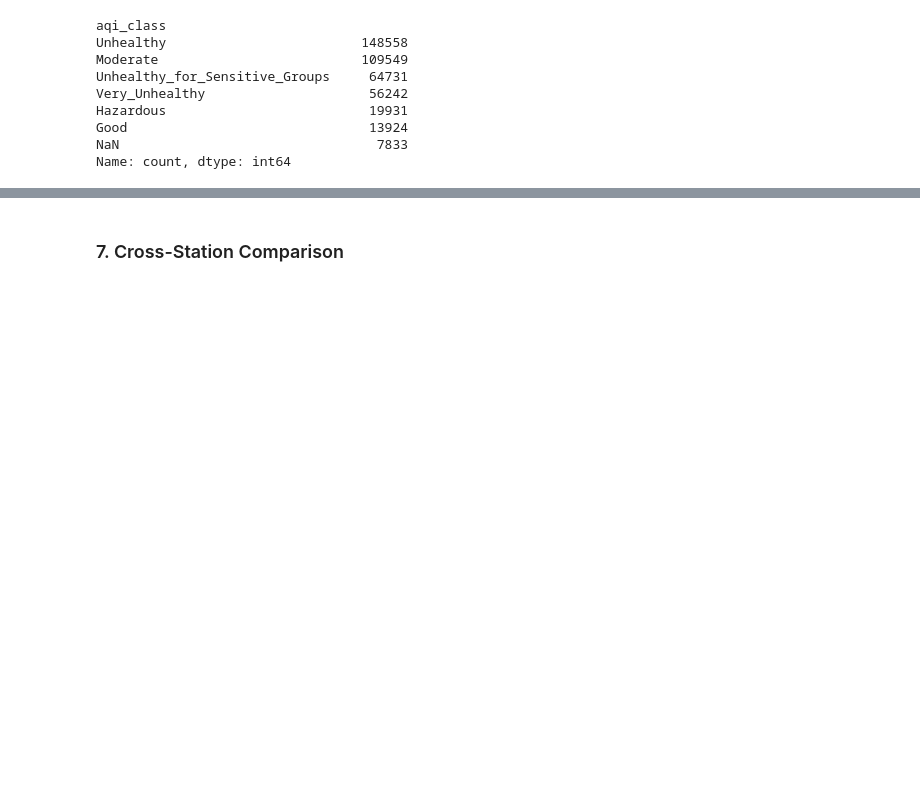
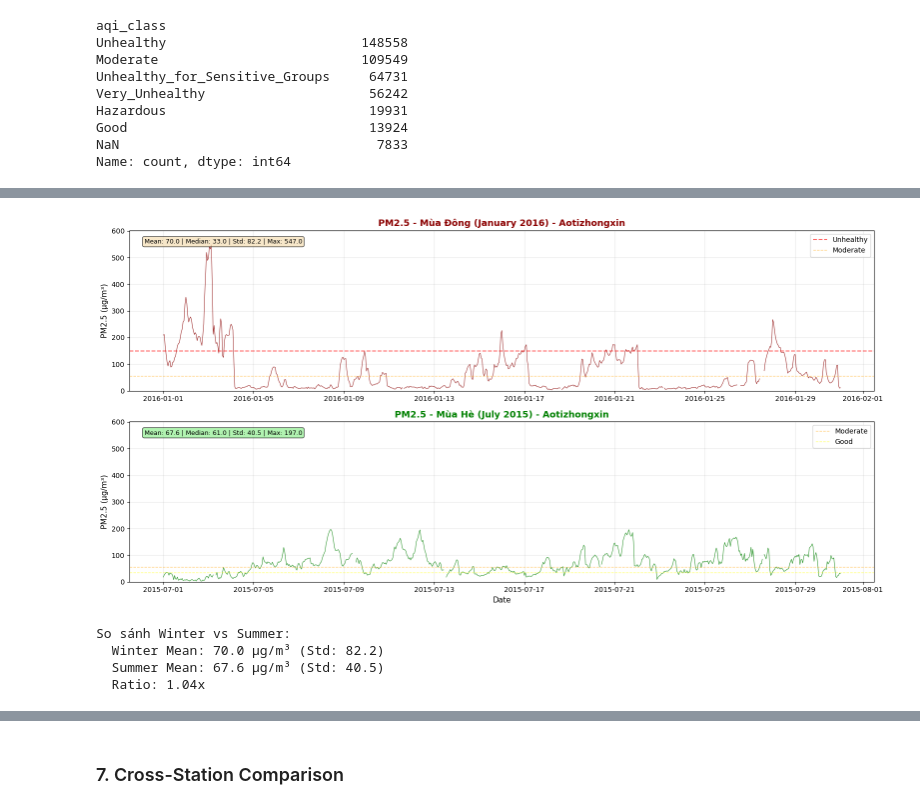
Before and after one commit to tyanzuq2811/Air_quality_timeseries, a Jupyter notebook: notebooks/preprocessing_and_eda.ipynb, the cells around one changed output, grey strips where cells are left out. Saved outputs shown, nothing was run; the diff lists cells and outputs as text; code cells hidden in the pictures; blank space fills up the shorter version.

Commit message:
Update Q1 EDA report, notebook, and figures

```diff
--- a/notebooks/preprocessing_and_eda.ipynb
+++ b/notebooks/preprocessing_and_eda.ipynb
@@ -178,3 +184,61 @@ print("\nNhận xét so sánh các trạm:")
 print(f"  - Mean cao nhất: {station_stats.index[0]} ({station_stats['mean'].iloc[0]:.1f} µg/m³)")
 print(f"  - Mean thấp nhất: {station_stats.index[-1]} ({station_stats['mean'].iloc[-1]:.1f} µg/m³)")
 print(f"  - Độ biến thiên: {station_stats['mean'].std():.1f} µg/m³ giữa các trạm")
+# %%
+# Compare Winter vs Summer time series (zoomed)
+# Select representative periods: Jan 2016 (winter) and Jul 2015 (summer)
+
+winter_start, winter_end = '2016-01-01', '2016-01-31'
+summer_start, summer_end = '2015-07-01', '2015-07-31'
+
+df_winter = df_station[(df_station['datetime'] >= winter_start) & (df_station['datetime'] <= winter_end)]
+df_summer = df_station[(df_station['datetime'] >= summer_start) & (df_station['datetime'] <= summer_end)]
+
+fig, axes = plt.subplots(2, 1, figsize=(16, 8), sharex=False)
+
+# Winter plot
+axes[0].plot(df_winter['datetime'], df_winter['PM2.5'], linewidth=0.8, alpha=0.8, color='darkred')
+axes[0].set_title(f'PM2.5 - Mùa Đông (January 2016) - {station_example}',
+                  fontsize=13, fontweight='bold', color='darkred')
+axes[0].set_ylabel('PM2.5 (µg/m³)', fontsize=11)
+axes[0].grid(alpha=0.3)
+axes[0].axhline(y=150, color='red', linestyle='--', linewidth=1.5, alpha=0.6, label='Unhealthy')
+axes[0].axhline(y=55, color='orange', linestyle='--', linewidth=1, alpha=0.5, label='Moderate')
+axes[0].legend(loc='upper right')
+axes[0].set_ylim(0, df_winter['PM2.5'].max() * 1.1)
+
+winter_stats = f"Mean: {df_winter['PM2.5'].mean():.1f} | Median: {df_winter['PM2.5'].median():.1f} | Std: {df_winter['PM2.5'].std():.1f} | Max: {df_winter['PM2.5'].max():.1f}"
+axes[0].text(0.02, 0.95, winter_stats, transform=axes[0].transAxes,
+            fontsize=9, verticalalignment='top',
+            bbox=dict(boxstyle='round', facecolor='wheat', alpha=0.7))
+
+# Summer plot
+axes[1].plot(df_summer['datetime'], df_summer['PM2.5'], linewidth=0.8, alpha=0.8, color='green')
+axes[1].set_title(f'PM2.5 - Mùa Hè (July 2015) - {station_example}',
+                  fontsize=13, fontweight='bold', color='green')
+axes[1].set_xlabel('Date', fontsize=11)
+axes[1].set_ylabel('PM2.5 (µg/m³)', fontsize=11)
+axes[1].grid(alpha=0.3)
+axes[1].axhline(y=55, color='orange', linestyle='--', linewidth=1, alpha=0.5, label='Moderate')
+axes[1].axhline(y=35, color='yellow', linestyle='--', linewidth=1, alpha=0.5, label='Good')
+axes[1].legend(loc='upper right')
+axes[1].set_ylim(0, df_winter['PM2.5'].max() * 1.1)  # Same scale for comparison
+
+summer_stats = f"Mean: {df_summer['PM2.5'].mean():.1f} | Median: {df_summer['PM2.5'].median():.1f} | Std: {df_summer['PM2.5'].std():.1f} | Max: {df_summer['PM2.5'].max():.1f}"
+axes[1].text(0.02, 0.95, summer_stats, transform=axes[1].transAxes,
+            fontsize=9, verticalalignment='top',
+            bbox=dict(boxstyle='round', facecolor='lightgreen', alpha=0.7))
+
+plt.tight_layout()
+plt.show()
+
+print(f"\nSo sánh Winter vs Summer:")
+print(f"  Winter Mean: {df_winter['PM2.5'].mean():.1f} µg/m³ (Std: {df_winter['PM2.5'].std():.1f})")
+print(f"  Summer Mean: {df_summer['PM2.5'].mean():.1f} µg/m³ (Std: {df_summer['PM2.5'].std():.1f})")
+print(f"  Ratio: {df_winter['PM2.5'].mean() / df_summer['PM2.5'].mean():.2f}x")
+# %% [output]
+[figure, added]
+So sánh Winter vs Summer:
+  Winter Mean: 70.0 µg/m³ (Std: 82.2)
+  Summer Mean: 67.6 µg/m³ (Std: 40.5)
+  Ratio: 1.04x
```
Also changed, not shown: parts of 3 cells of this notebook, 2 other files.
